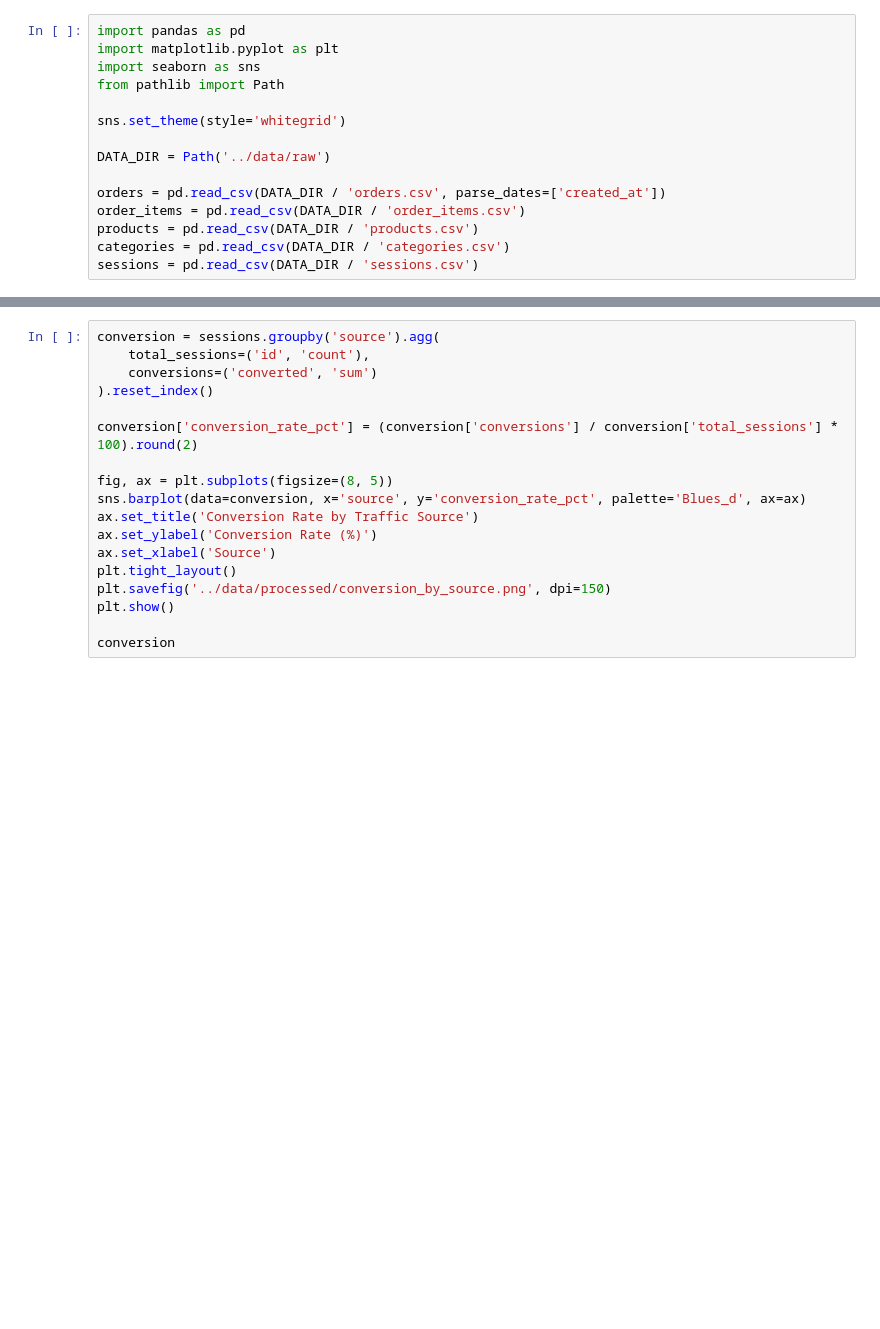
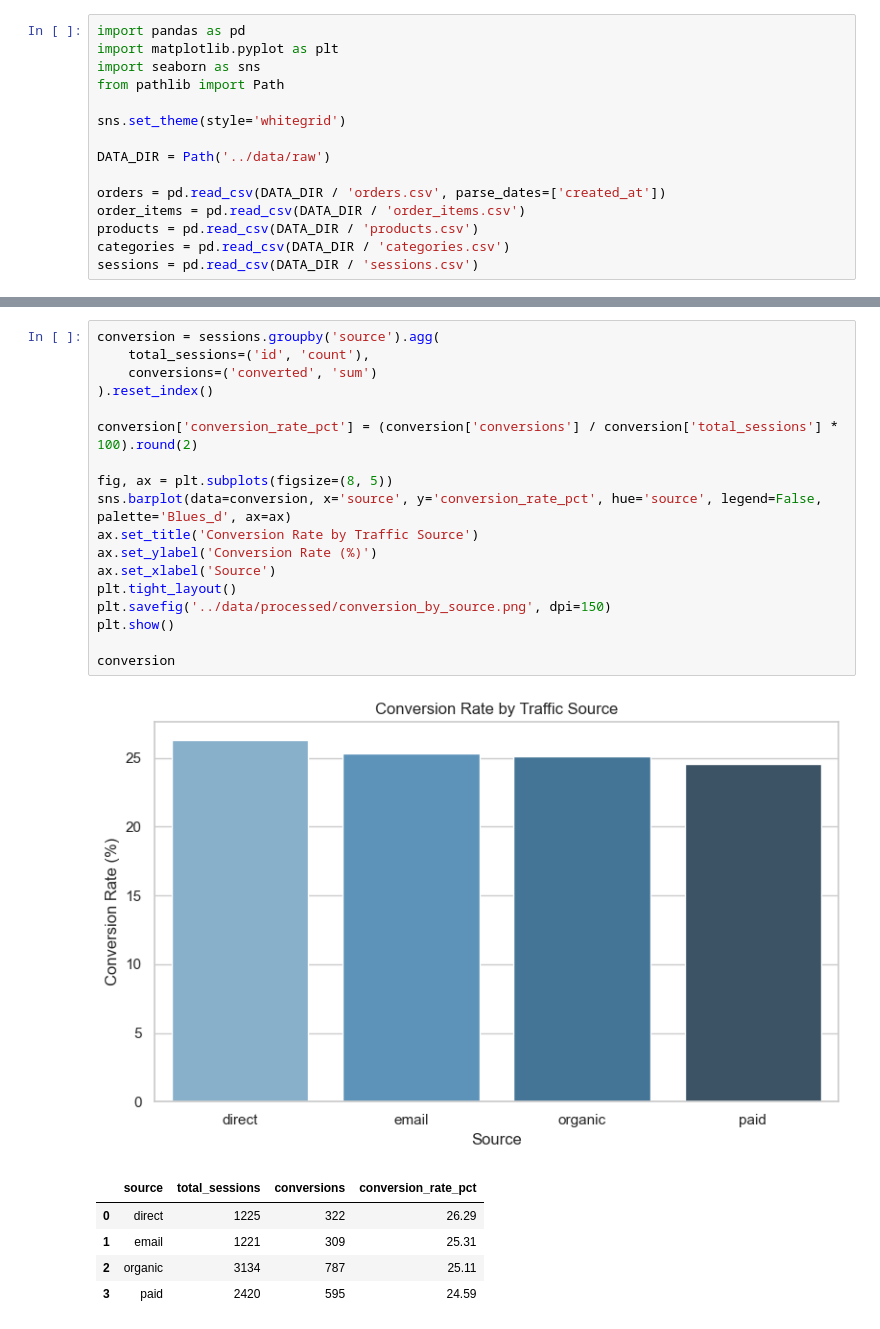
Before and after one commit to nixa1804/ecommerce-analytics, a Jupyter notebook: notebooks/01_revenue_kpis.ipynb, the cells around one changed output, grey strips where cells are left out. Saved outputs shown, nothing was run; the diff lists cells and outputs as text; blank space fills up the shorter version.

Commit message:
Add Python notebooks for analytics and generated processed charts

```diff
--- a/notebooks/01_revenue_kpis.ipynb
+++ b/notebooks/01_revenue_kpis.ipynb
@@ -49,18 +58,25 @@ plt.show()
 # %%
 conversion = sessions.groupby('source').agg(
     total_sessions=('id', 'count'),
     conversions=('converted', 'sum')
 ).reset_index()
 
 conversion['conversion_rate_pct'] = (conversion['conversions'] / conversion['total_sessions'] * 100).round(2)
 
 fig, ax = plt.subplots(figsize=(8, 5))
-sns.barplot(data=conversion, x='source', y='conversion_rate_pct', palette='Blues_d', ax=ax)
+sns.barplot(data=conversion, x='source', y='conversion_rate_pct', hue='source', legend=False, palette='Blues_d', ax=ax)
 ax.set_title('Conversion Rate by Traffic Source')
 ax.set_ylabel('Conversion Rate (%)')
 ax.set_xlabel('Source')
 plt.tight_layout()
 plt.savefig('../data/processed/conversion_by_source.png', dpi=150)
 plt.show()
 
 conversion
+# %% [output]
+[figure, added]
+|  | source | total_sessions | conversions | conversion_rate_pct |
+| 0 | direct | 1225 | 322 | 26.29 |
+| 1 | email | 1221 | 309 | 25.31 |
+| 2 | organic | 3134 | 787 | 25.11 |
+| 3 | paid | 2420 | 595 | 24.59 |
```
Also changed, not shown: parts of 2 cells of this notebook, 9 other files.
